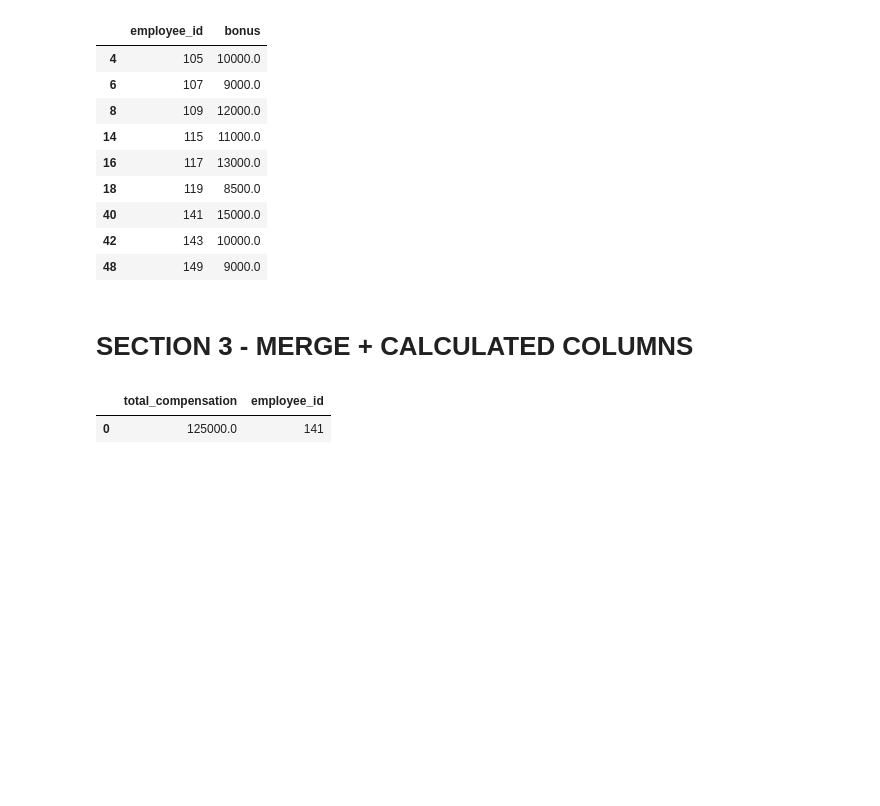
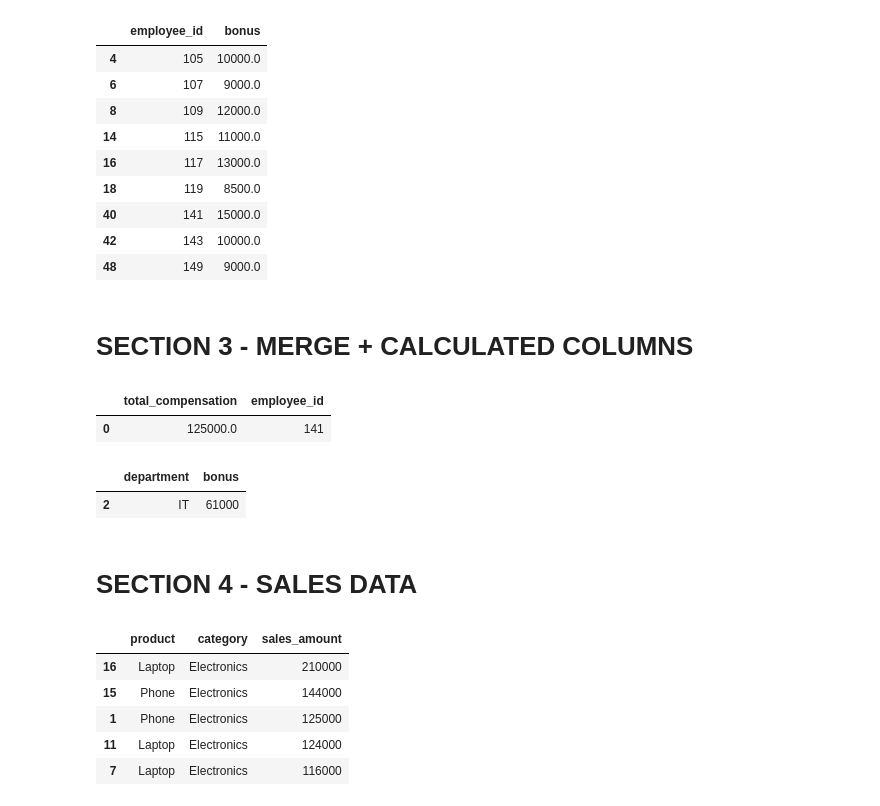
Before and after one commit to Vasista-G/GoogleCollab_Python, a Jupyter notebook: PandasLvL3/PandasLvL3Practice.ipynb, the cells around one changed output. Cells and saved outputs as stored; diff of their text form; code cells hidden in the pictures; blank space fills up the shorter version.

```diff
--- a/PandasLvL3/PandasLvL3Practice.ipynb
+++ b/PandasLvL3/PandasLvL3Practice.ipynb
@@ -8,6 +8,7 @@ import pandas as pd
 emp = pd.read_csv("employee.csv")
 dept = pd.read_csv("department.csv")
 bonus = pd.read_csv("bonus.csv")
+sales = pd.read_csv("sales.csv")
 
 emp.head()
 # %% [output]
@@ -155,3 +156,26 @@ ebm.sort_values(by = "total_compensation", ascending = False, ignore_index= True
 # %% [output]
 |  | total_compensation | employee_id |
 | 0 | 125000.0 | 141 |
+# %%
+#25 Find the department with the highest total bonus.
+
+ebm.groupby("department", as_index = False)["bonus"].sum().nlargest(1, "bonus")
+# %% [output]
+|  | department | bonus |
+| 2 | IT | 61000 |
+# %% [markdown]
+# **SECTION 4 - SALES DATA**
+# %%
+#Create a new column: sales_amount Formula: quantity * unit_price
+#32 Find the top 5 sales transactions.
+
+sales["sales_amount"] = sales["quantity"] * sales["unit_price"]
+
+sales.sort_values(by = "sales_amount", ascending = False)[["product", "category","sales_amount"]].nlargest(5, "sales_amount")
+# %% [output]
+|  | product | category | sales_amount |
+| 16 | Laptop | Electronics | 210000 |
+| 15 | Phone | Electronics | 144000 |
+| 1 | Phone | Electronics | 125000 |
+| 11 | Laptop | Electronics | 124000 |
+| 7 | Laptop | Electronics | 116000 |
```
Also changed, not shown: parts of 4 cells of this notebook.
